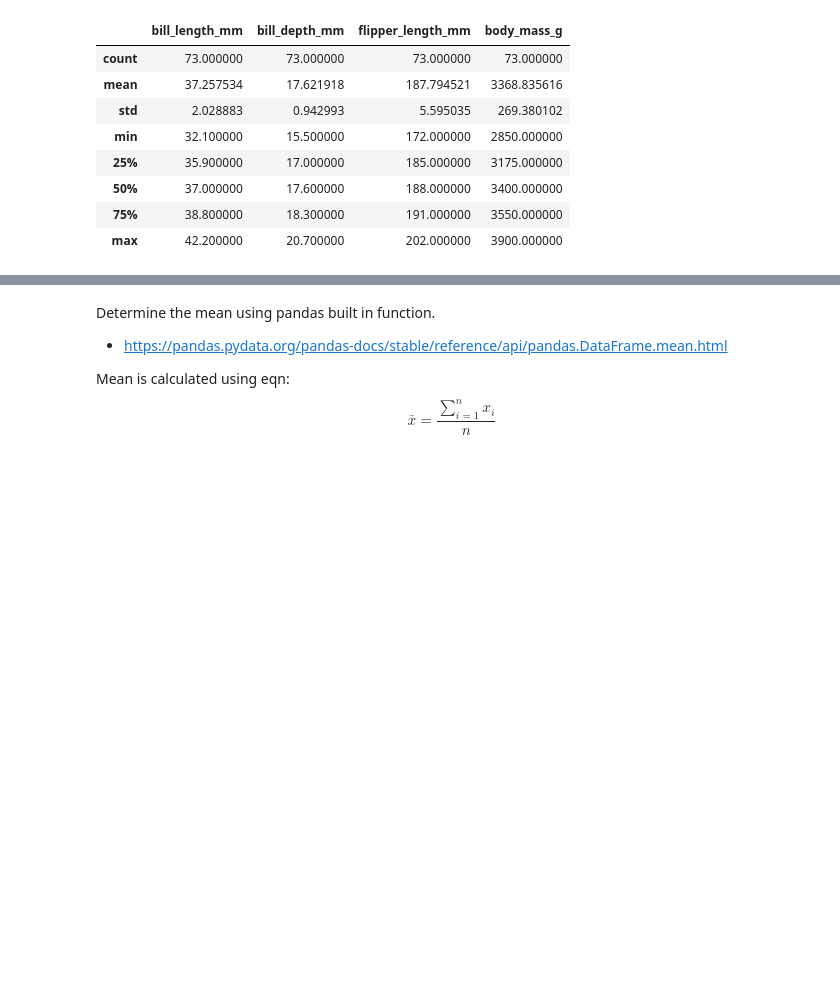
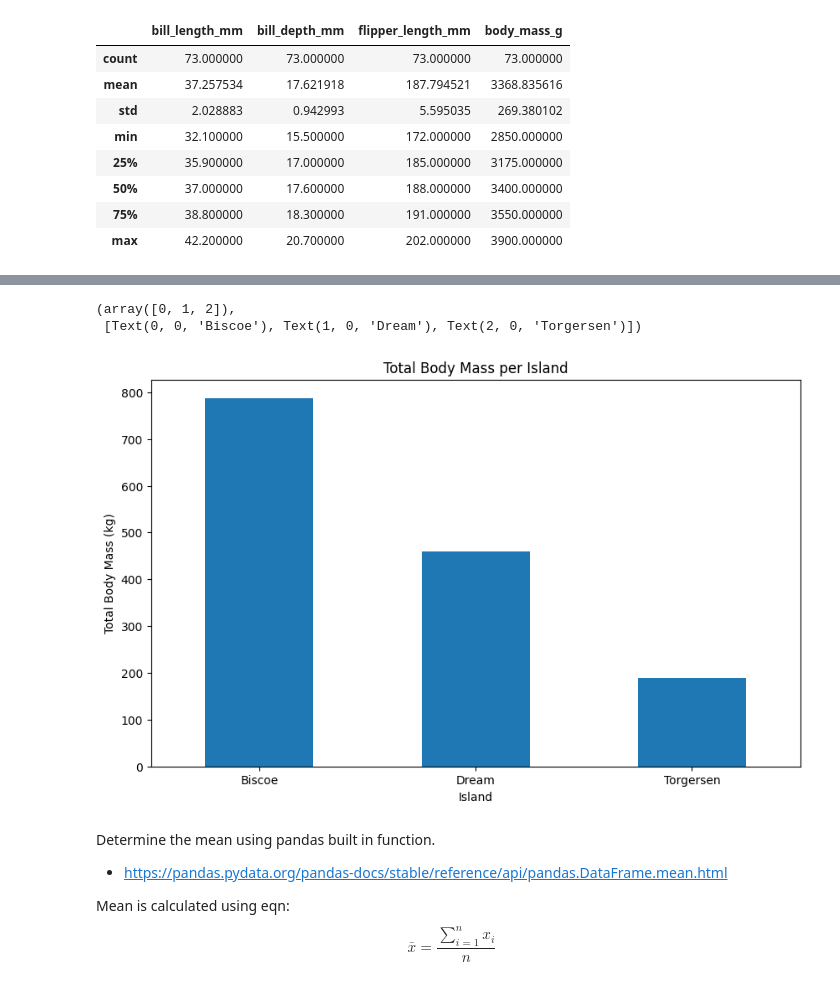
Before and after one commit to holmstead/principles_of_data_analytics, a Jupyter notebook: penguins.ipynb, the cells around one changed output, grey strips where cells are left out. Cells and saved outputs as stored; diff of their text form; code cells hidden in the pictures; blank space fills up the shorter version.

```diff
--- a/penguins.ipynb
+++ b/penguins.ipynb
@@ -337,3 +351,18 @@ df.query('species=="Adelie" & sex=="FEMALE"').describe()
+# %%
+# group by island and sum body_mass_g for each island
+total_mass_per_island = df.groupby("island")["body_mass_g"].sum() / 1000
+
+# plot the total body mass per island
+total_mass_per_island.plot(kind="bar", figsize=(10, 6))
+
+# decorate the plot
+plt.ylabel("Total Body Mass (kg)")
+plt.title("Total Body Mass per Island")
+plt.xticks(rotation=0)
+# %% [output]
+(array([0, 1, 2]),
+ [Text(0, 0, 'Biscoe'), Text(1, 0, 'Dream'), Text(2, 0, 'Torgersen')])
+[figure, added]
 # %% [markdown]
 Determine the mean using pandas built in function.
 
```
Also changed, not shown: parts of 20 cells of this notebook.
